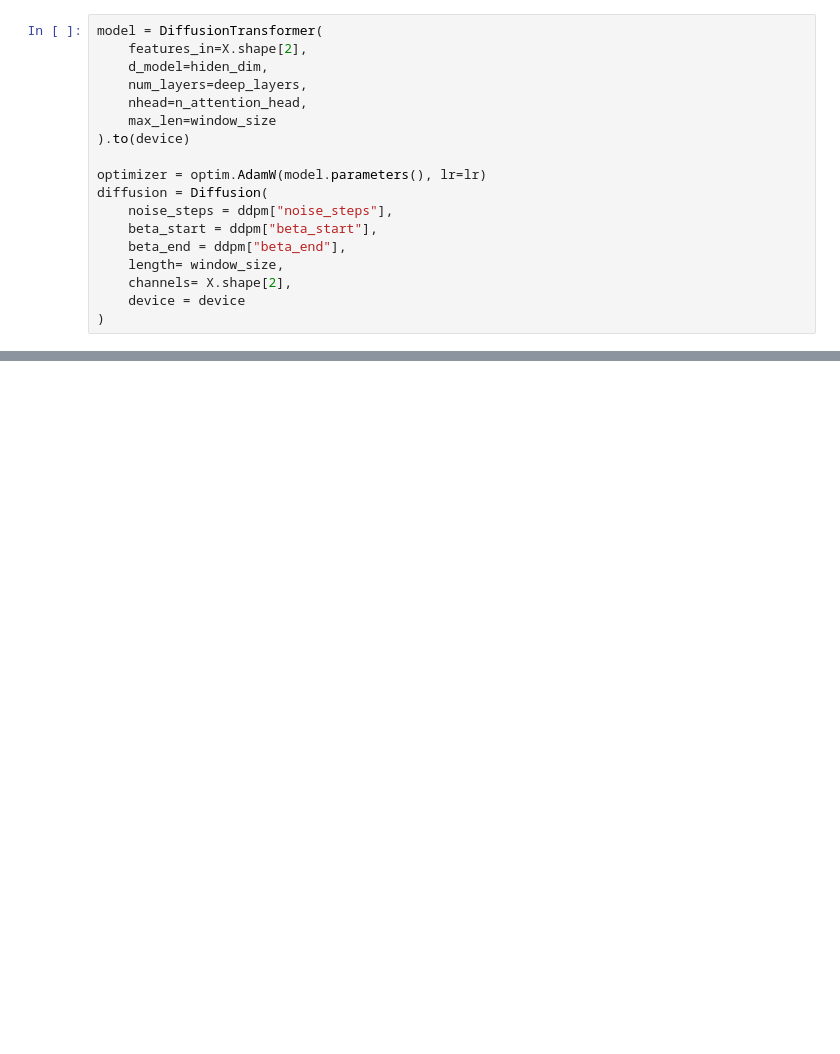
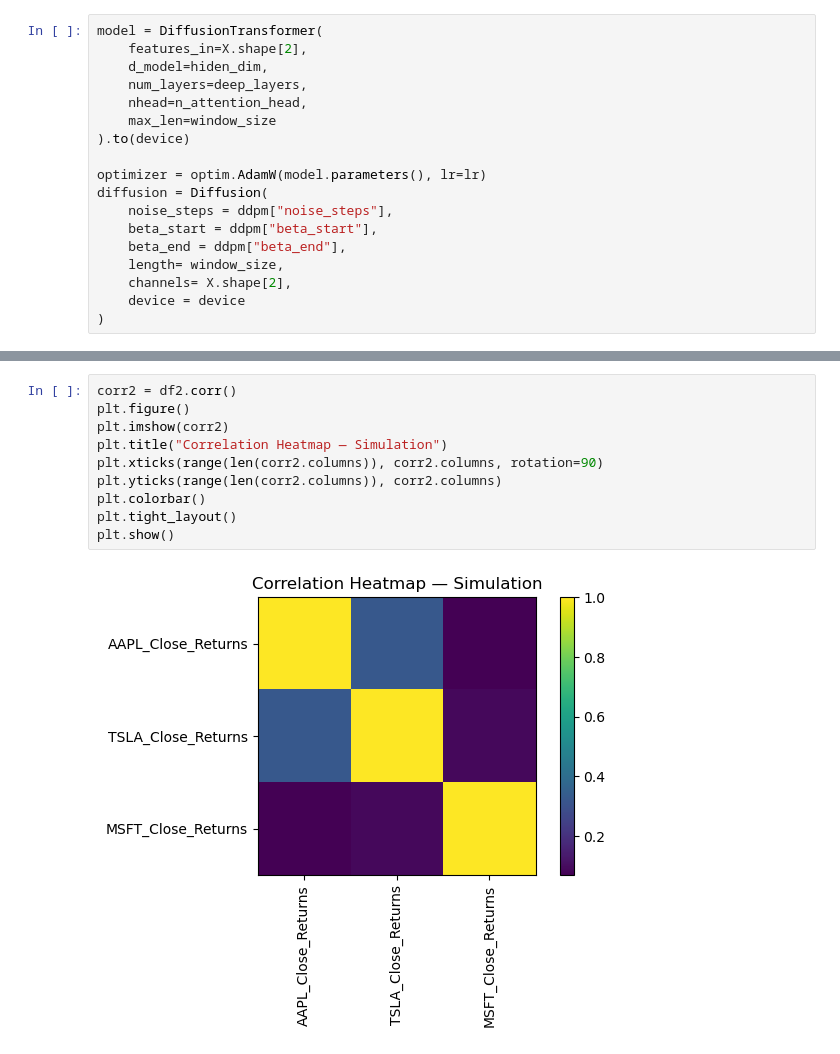
Before and after one commit to Narodomy/Time-Series-Generative-AI-for-Asset-Investment, a Jupyter notebook: notebooks/v4_playground.ipynb, the cells around one changed output, grey strips where cells are left out. Drawn from its saved outputs; the diff is of its cells as text; blank space fills up the shorter version.

```diff
--- a/notebooks/v4_playground.ipynb
+++ b/notebooks/v4_playground.ipynb
@@ -322,0 +537,12 @@ torch.Size([32, 64, 6])
+# %%
+corr2 = df2.corr()
+plt.figure()
+plt.imshow(corr2)
+plt.title("Correlation Heatmap — Simulation")
+plt.xticks(range(len(corr2.columns)), corr2.columns, rotation=90)
+plt.yticks(range(len(corr2.columns)), corr2.columns)
+plt.colorbar()
+plt.tight_layout()
+plt.show()
+# %% [output]
+[figure, added]
```
Also changed, not shown: parts of 52 cells of this notebook, 7 other files.
